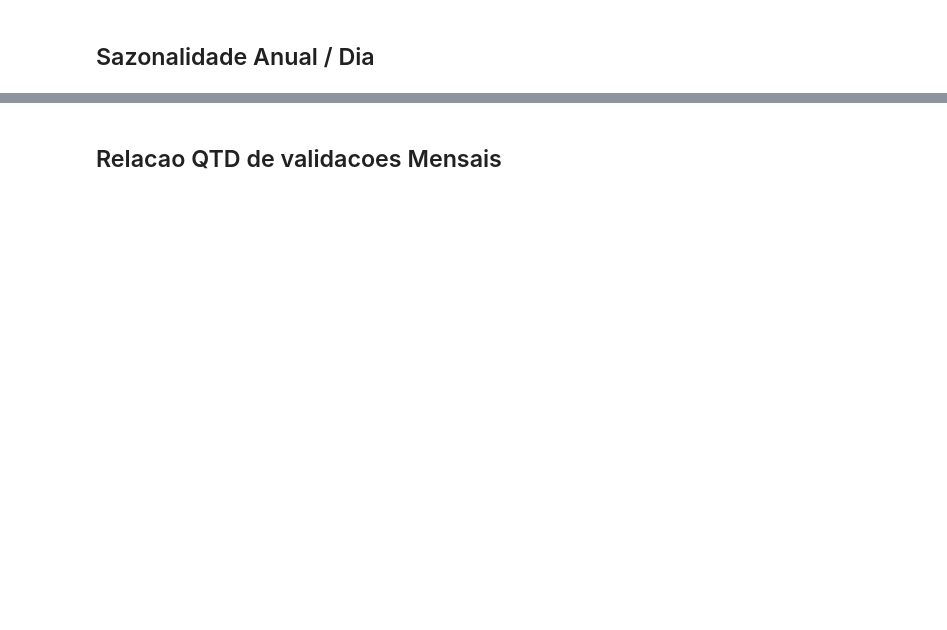
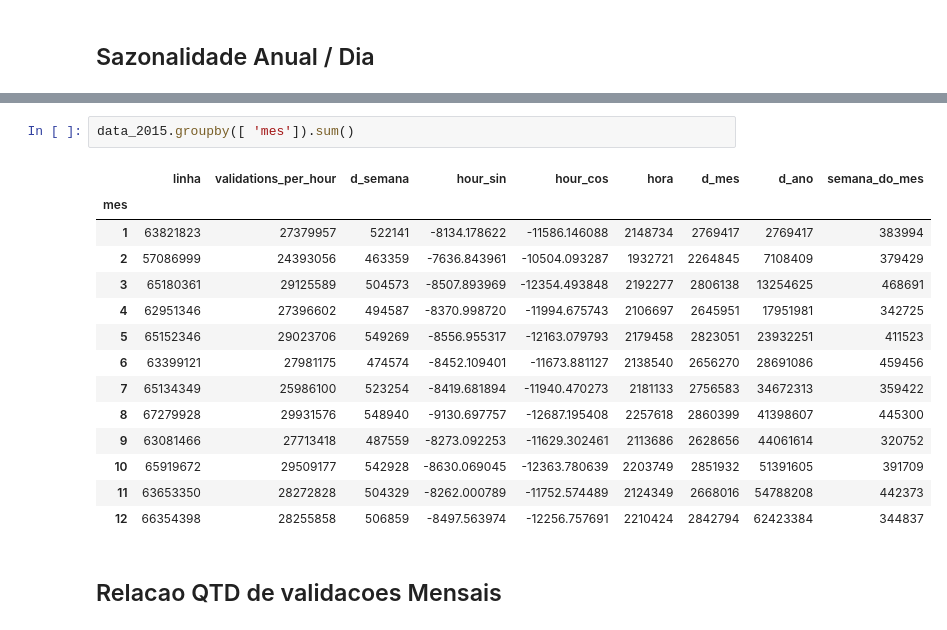
Before and after one commit to medeirosvictor/ds-mobilidade-urbana-fortaleza, a Jupyter notebook: Data-Visualization.ipynb, the cells around one changed output, grey strips where cells are left out. Drawn from its saved outputs; the diff is of its cells as text; blank space fills up the shorter version.

```diff
--- a/Data-Visualization.ipynb
+++ b/Data-Visualization.ipynb
@@ -115,3 +99,20 @@ NameError: name 'data' is not defined
+# %%
+data_2015.groupby([ 'mes']).sum()
+# %% [output]
+|  | linha | validations_per_hour | d_semana | hour_sin | hour_cos | hora | d_mes | d_ano | semana_do_mes |
+| mes |  |  |  |  |  |  |  |  |  |
+| 1 | 63821823 | 27379957 | 522141 | -8134.178622 | -11586.146088 | 2148734 | 2769417 | 2769417 | 383994 |
+| 2 | 57086999 | 24393056 | 463359 | -7636.843961 | -10504.093287 | 1932721 | 2264845 | 7108409 | 379429 |
+| 3 | 65180361 | 29125589 | 504573 | -8507.893969 | -12354.493848 | 2192277 | 2806138 | 13254625 | 468691 |
+| 4 | 62951346 | 27396602 | 494587 | -8370.998720 | -11994.675743 | 2106697 | 2645951 | 17951981 | 342725 |
+| 5 | 65152346 | 29023706 | 549269 | -8556.955317 | -12163.079793 | 2179458 | 2823051 | 23932251 | 411523 |
+| 6 | 63399121 | 27981175 | 474574 | -8452.109401 | -11673.881127 | 2138540 | 2656270 | 28691086 | 459456 |
+| 7 | 65134349 | 25986100 | 523254 | -8419.681894 | -11940.470273 | 2181133 | 2756583 | 34672313 | 359422 |
+| 8 | 67279928 | 29931576 | 548940 | -9130.697757 | -12687.195408 | 2257618 | 2860399 | 41398607 | 445300 |
+| 9 | 63081466 | 27713418 | 487559 | -8273.092253 | -11629.302461 | 2113686 | 2628656 | 44061614 | 320752 |
+| 10 | 65919672 | 29509177 | 542928 | -8630.069045 | -12363.780639 | 2203749 | 2851932 | 51391605 | 391709 |
+| 11 | 63653350 | 28272828 | 504329 | -8262.000789 | -11752.574489 | 2124349 | 2668016 | 54788208 | 442373 |
+| 12 | 66354398 | 28255858 | 506859 | -8497.563974 | -12256.757691 | 2210424 | 2842794 | 62423384 | 344837 |
 # %% [markdown]
 ## Relacao QTD de validacoes Mensais
 # %%
```
Also changed, not shown: parts of 5 cells of this notebook, 2 other files.
